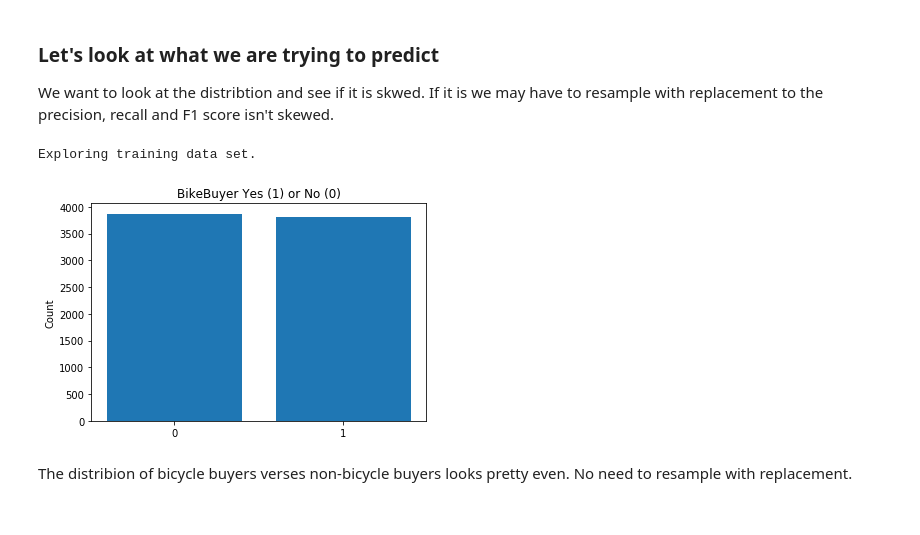
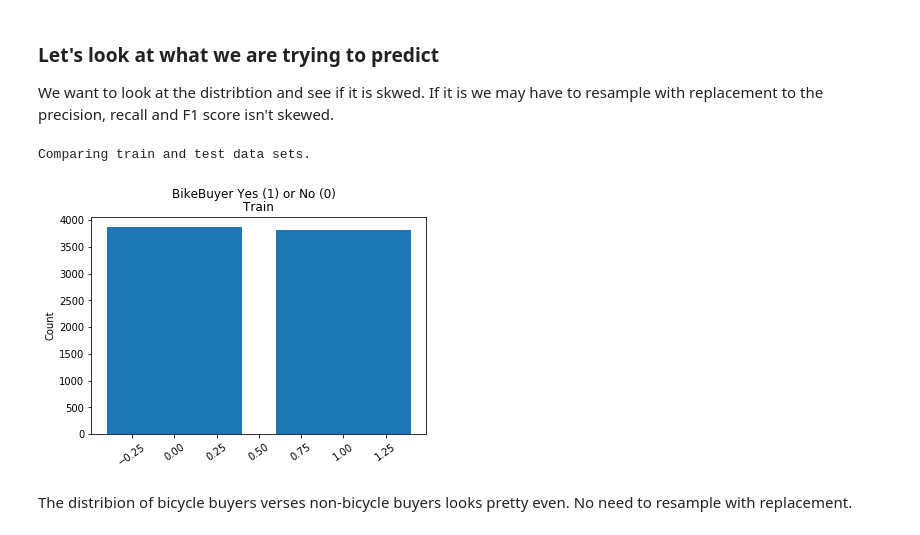
Before and after one commit to carvetighter/Seyi_Class, a Jupyter notebook: Brent_Allen_Example_20190408.ipynb, the cells around one changed output. Drawn from its saved outputs; the diff is of its cells as text; code cells hidden in the pictures.

Commit message:
finished plots and basic exploration

```diff
--- a/Brent_Allen_Example_20190408.ipynb
+++ b/Brent_Allen_Example_20190408.ipynb
@@ -83,10 +88,10 @@ __StateProvinceName__ has 40+ unique values so the plot is limited to the top 10
 
 We want to look at the distribtion and see if it is skwed.  If it is we may have to resample with replacement to the precision, recall and F1 score isn't skewed.
 # %%
-bicycle_analysis.explore(m_string_flag = 'prediction_column')
+bicycle_analysis.compare_train_test(m_list_flags = ['prediction_column'])
 # %% [output]
-Exploring training data set.
+Comparing train and test data sets.
-[figure, old version]
+[figure, new version]
 # %% [markdown]
 The distribion of bicycle buyers verses non-bicycle buyers looks pretty even.  No need to resample with replacement.
 # %% [markdown]
```
Also changed, not shown: parts of 1 cell of this notebook, 2 other files.
